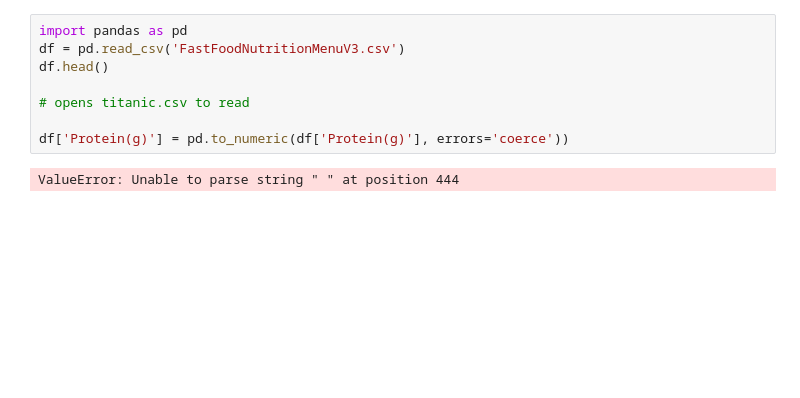
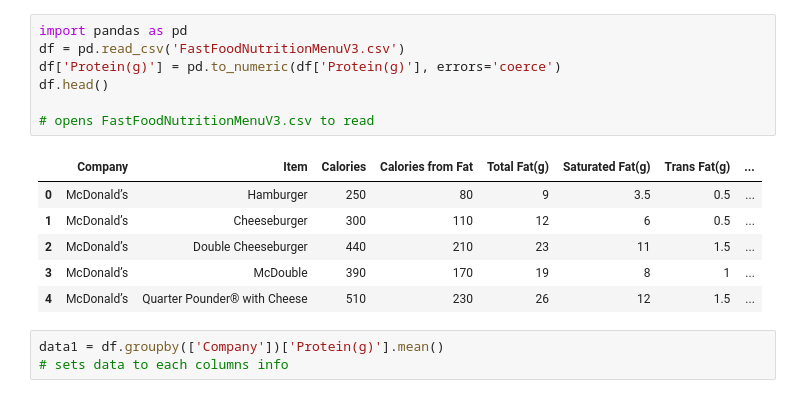
Before and after one commit to SeanJamesJr/Unit2, a Jupyter notebook: project.ipynb, the cells around one changed output. Saved outputs shown, nothing was run; the diff lists cells and outputs as text; blank space fills up the shorter version.

```diff
--- a/project.ipynb
+++ b/project.ipynb
@@ -1,10 +1,17 @@
 # %%
 import pandas as pd
 df = pd.read_csv('FastFoodNutritionMenuV3.csv')
+df['Protein(g)'] = pd.to_numeric(df['Protein(g)'], errors='coerce')
 df.head()
 
-# opens titanic.csv to read
-
-df['Protein(g)'] = pd.to_numeric(df['Protein(g)'], errors='coerce'))
+# opens FastFoodNutritionMenuV3.csv to read
 # %% [output]
-ValueError: Unable to parse string " " at position 444
+|  | Company | Item | Calories | Calories from Fat | Total Fat(g) | Saturated Fat(g) | Trans Fat(g) | ... |
+| 0 | McDonald’s | Hamburger | 250 | 80 | 9 | 3.5 | 0.5 | ... |
+| 1 | McDonald’s | Cheeseburger | 300 | 110 | 12 | 6 | 0.5 | ... |
+| 2 | McDonald’s | Double Cheeseburger | 440 | 210 | 23 | 11 | 1.5 | ... |
+| 3 | McDonald’s | McDouble | 390 | 170 | 19 | 8 | 1 | ... |
+| 4 | McDonald’s | Quarter Pounder® with Cheese | 510 | 230 | 26 | 12 | 1.5 | ... |
+# %%
+data1 = df.groupby(['Company'])['Protein(g)'].mean()
+# sets data to each columns info
```
Also changed, not shown: parts of 6 cells of this notebook.
